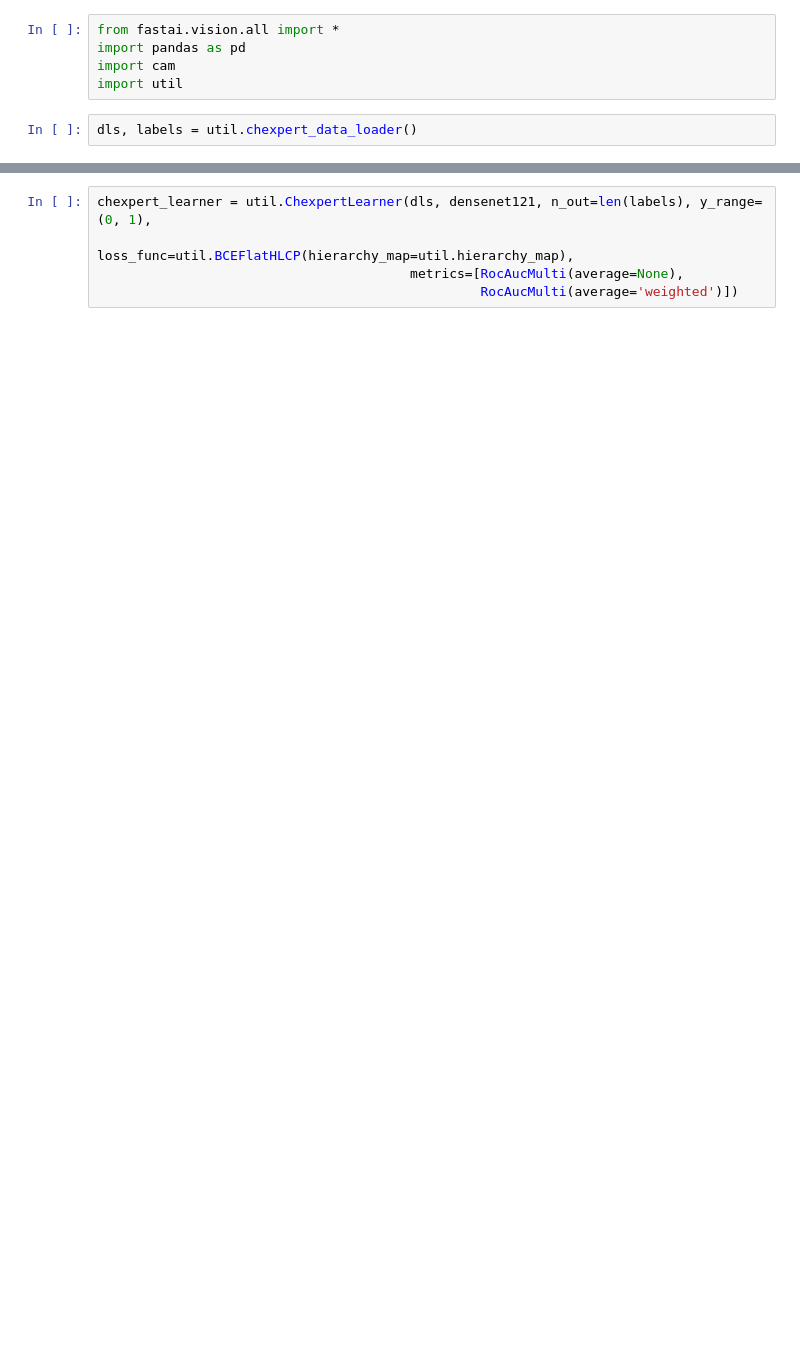
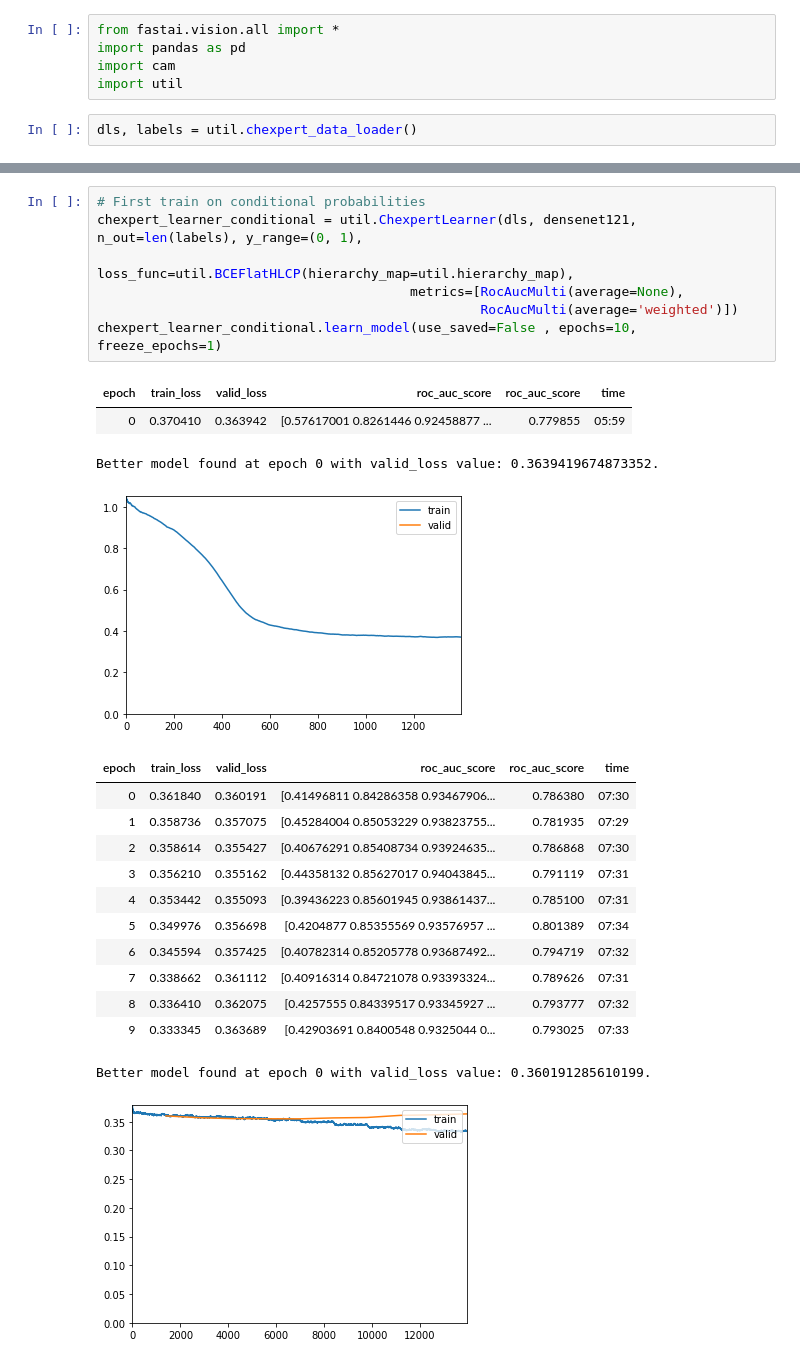
Before and after one commit to pujandave25/chexpert, a Jupyter notebook: models/densenet121.ipynb, the cells around one changed output, grey strips where cells are left out. Cells and saved outputs as stored; diff of their text form; blank space fills up the shorter version.

Commit message:
Added unconditional learning after conditional

```diff
--- a/models/densenet121.ipynb
+++ b/models/densenet121.ipynb
@@ -12,5 +12,25 @@ dls.show_batch(max_n=9, figsize=(20,9))
 # %%
-chexpert_learner = util.ChexpertLearner(dls, densenet121, n_out=len(labels), y_range=(0, 1),
+# First train on conditional probabilities
+chexpert_learner_conditional = util.ChexpertLearner(dls, densenet121, n_out=len(labels), y_range=(0, 1),
                                         loss_func=util.BCEFlatHLCP(hierarchy_map=util.hierarchy_map),
                                         metrics=[RocAucMulti(average=None),
                                                  RocAucMulti(average='weighted')])
+chexpert_learner_conditional.learn_model(use_saved=False , epochs=10, freeze_epochs=1)
+# %% [output]
+| epoch | train_loss | valid_loss | roc_auc_score | roc_auc_score | time |
+| 0 | 0.370410 | 0.363942 | [0.57617001 0.8261446 0.92458877 ... | 0.779855 | 05:59 |
+Better model found at epoch 0 with valid_loss value: 0.3639419674873352.
+[figure, added]
+| epoch | train_loss | valid_loss | roc_auc_score | roc_auc_score | time |
+| 0 | 0.361840 | 0.360191 | [0.41496811 0.84286358 0.93467906... | 0.786380 | 07:30 |
+| 1 | 0.358736 | 0.357075 | [0.45284004 0.85053229 0.93823755... | 0.781935 | 07:29 |
+| 2 | 0.358614 | 0.355427 | [0.40676291 0.85408734 0.93924635... | 0.786868 | 07:30 |
+| 3 | 0.356210 | 0.355162 | [0.44358132 0.85627017 0.94043845... | 0.791119 | 07:31 |
+| 4 | 0.353442 | 0.355093 | [0.39436223 0.85601945 0.93861437... | 0.785100 | 07:31 |
+| 5 | 0.349976 | 0.356698 | [0.4204877 0.85355569 0.93576957 ... | 0.801389 | 07:34 |
+| 6 | 0.345594 | 0.357425 | [0.40782314 0.85205778 0.93687492... | 0.794719 | 07:32 |
+| 7 | 0.338662 | 0.361112 | [0.40916314 0.84721078 0.93393324... | 0.789626 | 07:31 |
+| 8 | 0.336410 | 0.362075 | [0.4257555 0.84339517 0.93345927 ... | 0.793777 | 07:32 |
+| 9 | 0.333345 | 0.363689 | [0.42903691 0.8400548 0.9325044 0... | 0.793025 | 07:33 |
+Better model found at epoch 0 with valid_loss value: 0.360191285610199.
+[figure, added]
```
Also changed, not shown: parts of 5 cells of this notebook, 5 other files.
